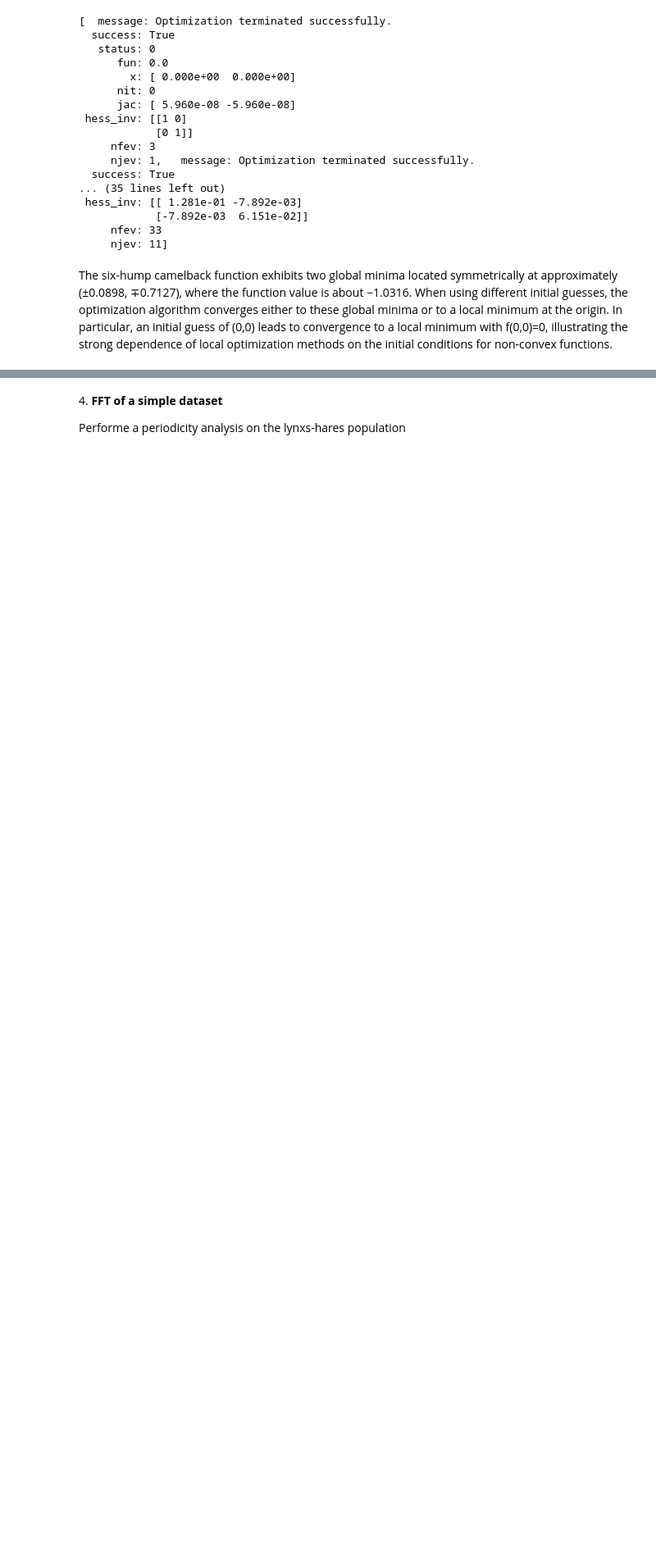
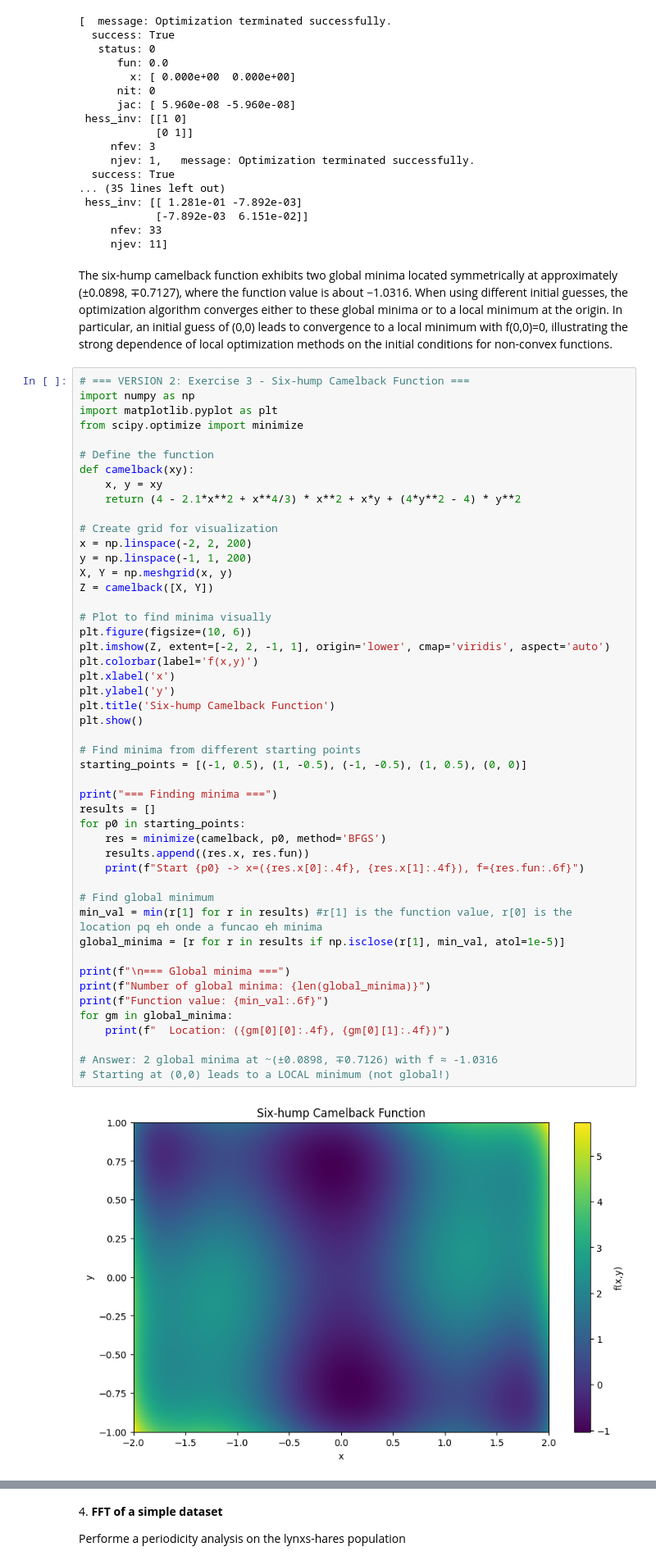
Before and after one commit to melissanespeque/LaboratoryOfComputationalPhysics_Y8, a Jupyter notebook: 09ex_Algorithms.ipynb, the cells around one changed output, grey strips where cells are left out. Shown at 82% size. Cells and saved outputs as stored; diff of their text form; blank space fills up the shorter version.

```diff
--- a/09ex_Algorithms.ipynb
+++ b/09ex_Algorithms.ipynb
@@ -230,3 +230,53 @@ print(results)
      njev: 11]
 # %% [markdown]
 The six-hump camelback function exhibits two global minima located symmetrically at approximately (±0.0898, ∓0.7127), where the function value is about −1.0316. When using different initial guesses, the optimization algorithm converges either to these global minima or to a local minimum at the origin. In particular, an initial guess of (0,0) leads to convergence to a local minimum with f(0,0)=0, illustrating the strong dependence of local optimization methods on the initial conditions for non-convex functions.
+# %%
+# === VERSION 2: Exercise 3 - Six-hump Camelback Function ===
+import numpy as np
+import matplotlib.pyplot as plt
+from scipy.optimize import minimize
+
+# Define the function
+def camelback(xy):
+    x, y = xy
+    return (4 - 2.1*x**2 + x**4/3) * x**2 + x*y + (4*y**2 - 4) * y**2
+
+# Create grid for visualization
+x = np.linspace(-2, 2, 200)
+y = np.linspace(-1, 1, 200)
+X, Y = np.meshgrid(x, y)
+Z = camelback([X, Y])
+
+# Plot to find minima visually
+plt.figure(figsize=(10, 6))
+plt.imshow(Z, extent=[-2, 2, -1, 1], origin='lower', cmap='viridis', aspect='auto')
+plt.colorbar(label='f(x,y)')
+plt.xlabel('x')
+plt.ylabel('y')
+plt.title('Six-hump Camelback Function')
+plt.show()
+
+# Find minima from different starting points
+starting_points = [(-1, 0.5), (1, -0.5), (-1, -0.5), (1, 0.5), (0, 0)]
+
+print("=== Finding minima ===")
+results = []
+for p0 in starting_points:
+    res = minimize(camelback, p0, method='BFGS')
+    results.append((res.x, res.fun))
+    print(f"Start {p0} -> x=({res.x[0]:.4f}, {res.x[1]:.4f}), f={res.fun:.6f}")
+
+# Find global minimum
+min_val = min(r[1] for r in results) #r[1] is the function value, r[0] is the location pq eh onde a funcao eh minima
+global_minima = [r for r in results if np.isclose(r[1], min_val, atol=1e-5)]
+
+print(f"\n=== Global minima ===")
+print(f"Number of global minima: {len(global_minima)}")
+print(f"Function value: {min_val:.6f}")
+for gm in global_minima:
+    print(f"  Location: ({gm[0][0]:.4f}, {gm[0][1]:.4f})")
+
+# Answer: 2 global minima at ~(±0.0898, ∓0.7126) with f ≈ -1.0316
+# Starting at (0,0) leads to a LOCAL minimum (not global!)
+# %% [output]
+[figure, added]
```
Also changed, not shown: parts of 1 cell of this notebook, 27 other files.
